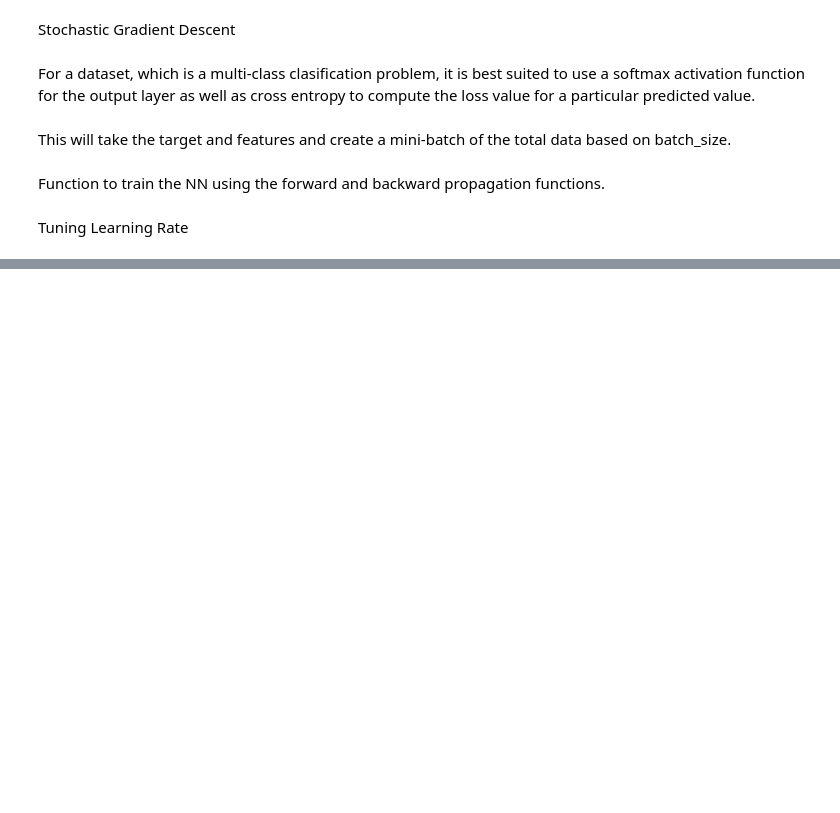
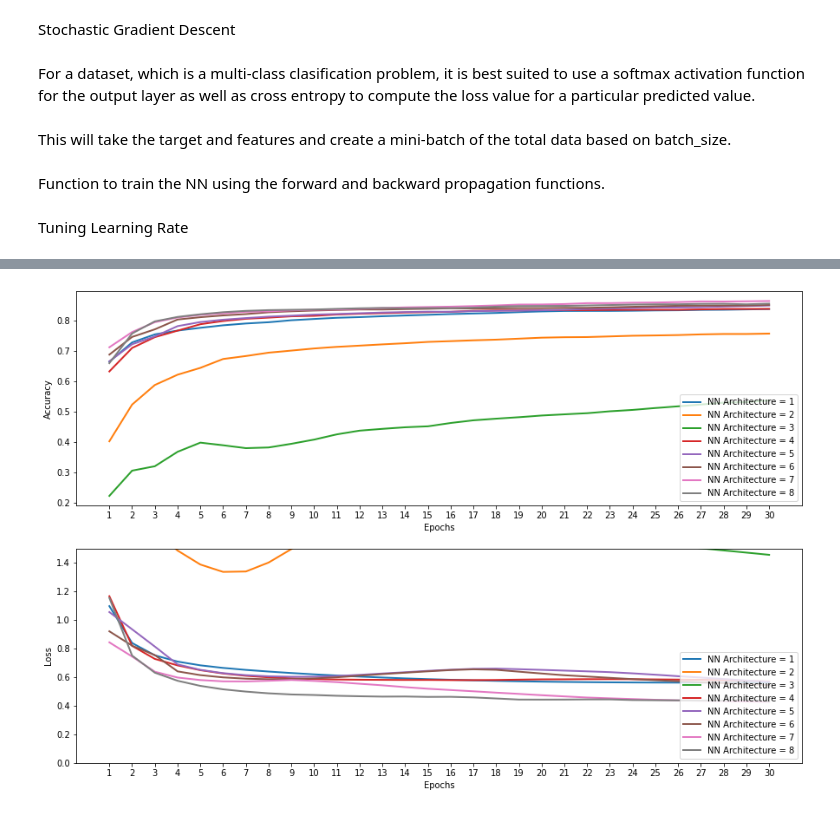
Before and after one commit to EamonnOCearnaigh/NeuralNetworks, a Jupyter notebook: Task 3.ipynb, the cells around one changed output, grey strips where cells are left out. Saved outputs shown, nothing was run; the diff lists cells and outputs as text; code cells hidden in the pictures; blank space fills up the shorter version.

```diff
--- a/Task 3.ipynb
+++ b/Task 3.ipynb
@@ -284,0 +381,89 @@ plt.show()
+# %%
+import pandas as pd
+import matplotlib.pyplot as plt
+
+nn_architectures = [[
+    {"input_nodes": 784, "activation": "relu"},
+    {"input_nodes": 64, "activation": "relu"},
+    {"input_nodes": 10, "activation": "softmax"},
+],[
+    {"input_nodes": 784, "activation": "sigmoid"},
+    {"input_nodes": 64, "activation": "sigmoid"},
+    {"input_nodes": 10, "activation": "softmax"},
+],[
+    {"input_nodes": 784, "activation": "sigmoid"},
+    {"input_nodes": 128, "activation": "sigmoid"},
+    {"input_nodes": 64, "activation": "sigmoid"},
+    {"input_nodes": 10, "activation": "softmax"},
+],[
+    {"input_nodes": 784, "activation": "relu"},
+    {"input_nodes": 64, "activation": "relu"},
+    {"input_nodes": 64, "activation": "relu"},
+    {"input_nodes": 10, "activation": "softmax"},
+],[
+    {"input_nodes": 784, "activation": "relu"},
+    {"input_nodes": 128, "activation": "relu"},
+    {"input_nodes": 64, "activation": "relu"},
+    {"input_nodes": 10, "activation": "softmax"},
+],[
+    {"input_nodes": 784, "activation": "relu"},
+    {"input_nodes": 512, "activation": "relu"},
+    {"input_nodes": 64, "activation": "relu"},
+    {"input_nodes": 10, "activation": "softmax"},
+],[
+    {"input_nodes": 784, "activation": "relu"},
+    {"input_nodes": 512, "activation": "relu"},
+    {"input_nodes": 128, "activation": "relu"},
+    {"input_nodes": 64, "activation": "relu"},
+    {"input_nodes": 10, "activation": "softmax"},
+],[
+    {"input_nodes": 784, "activation": "relu"},
+    {"input_nodes": 512, "activation": "relu"},
+    {"input_nodes": 256, "activation": "relu"},
+    {"input_nodes": 128, "activation": "relu"},
+    {"input_nodes": 64, "activation": "relu"},
+    {"input_nodes": 10, "activation": "softmax"},
+]]
+
+df_test = pd.read_csv('./Dataset/fashion-mnist_test.csv')
+df_train = pd.read_csv('./Dataset/fashion-mnist_train.csv')
+
+y_train = np.array(df_train['label'].to_numpy())
+df_train = df_train.drop('label', axis=1)
+X_train = np.array((df_train.to_numpy() / 255).astype('float32'))
+
+y_test = np.array(df_test['label'].to_numpy())
+df_test = df_test.drop('label', axis=1)
+X_test = np.array((df_test.to_numpy() / 255).astype('float32'))
+
+y_train = np.eye(10)[y_train]
+y_test = np.eye(10)[y_test]
+
+performance = []
+
+for idx, nn_arch in enumerate(nn_architectures):
+    print('\nMini Batch Size: {0}, Learning Rate: {1}, NN Architecture: {2}'.format(128, 0.001, nn_arch))
+    params_values, metrics_history = train(X_train, y_train, X_test, y_test, nn_arch, 128, 30, 0.001, 42)
+    performance.append([nn_arch, metrics_history])
+
+plt.rcParams['figure.figsize'] = [15, 10]
+fig, axs = plt.subplots(2, 1)
+
+for idx in range(len(performance)):
+    axs[0].plot(np.arange(1, len(performance[idx][1][0])+1), performance[idx][1][0], linewidth=2, label="NN Architecture = {}".format(idx+1))
+    axs[1].plot(np.arange(1, len(performance[idx][1][1])+1), performance[idx][1][1], linewidth=2, label="NN Architecture = {}".format(idx+1))
+
+axs[1].set_ylim([0, 1])
+axs[0].set_xlabel("Epochs")
+axs[0].set_ylabel("Accuracy")
+axs[0].legend(loc="lower right")
+axs[0].set_xticks(np.arange(1, len(performance[idx][1][0])+1))
+
+axs[1].set_ylim([0, 1.5])
+axs[1].set_xlabel("Epochs")
+axs[1].set_ylabel("Loss")
+axs[1].legend(loc="lower right")
+axs[1].set_xticks(np.arange(1, len(performance[idx][1][0])+1))
+
+plt.show()
+# %% [output]
@@ -284,0 +487 @@ plt.show()
+[figure, added]
```
Also changed, not shown: parts of 10 cells of this notebook.
